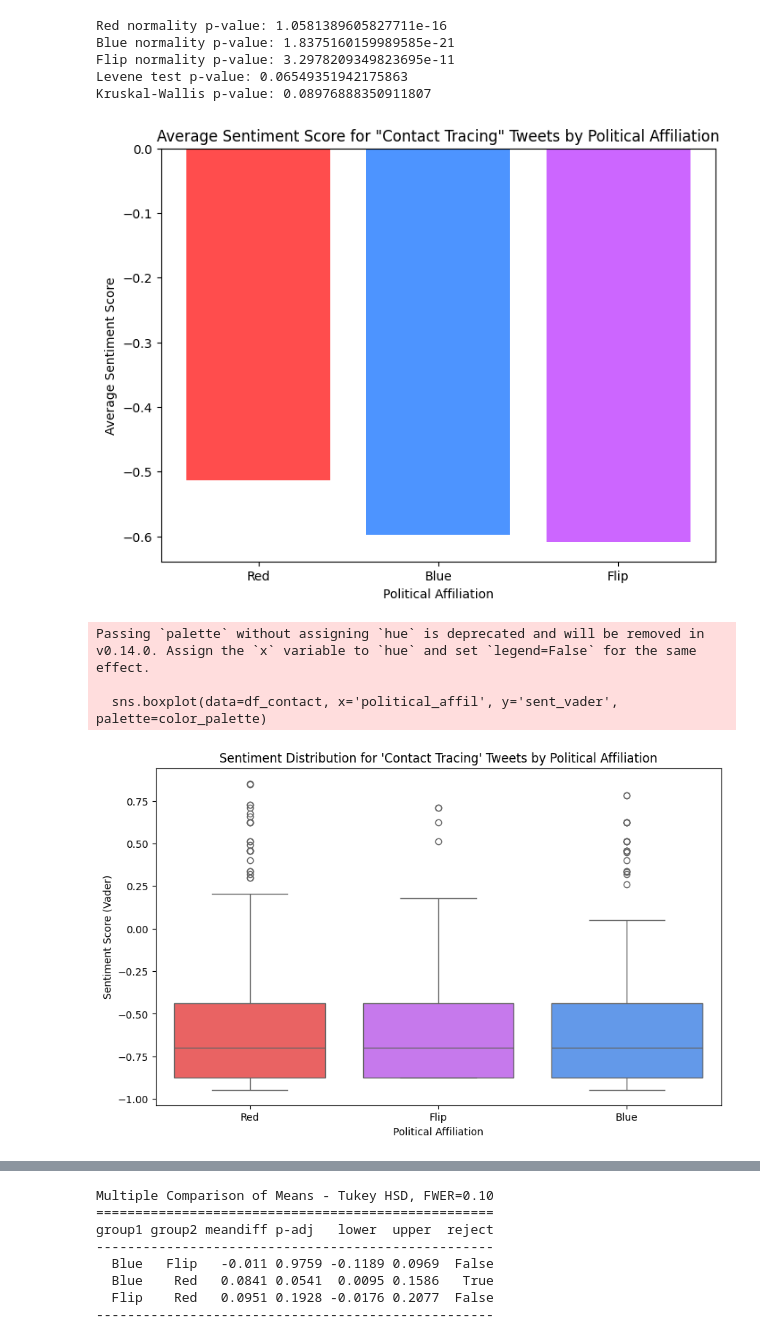
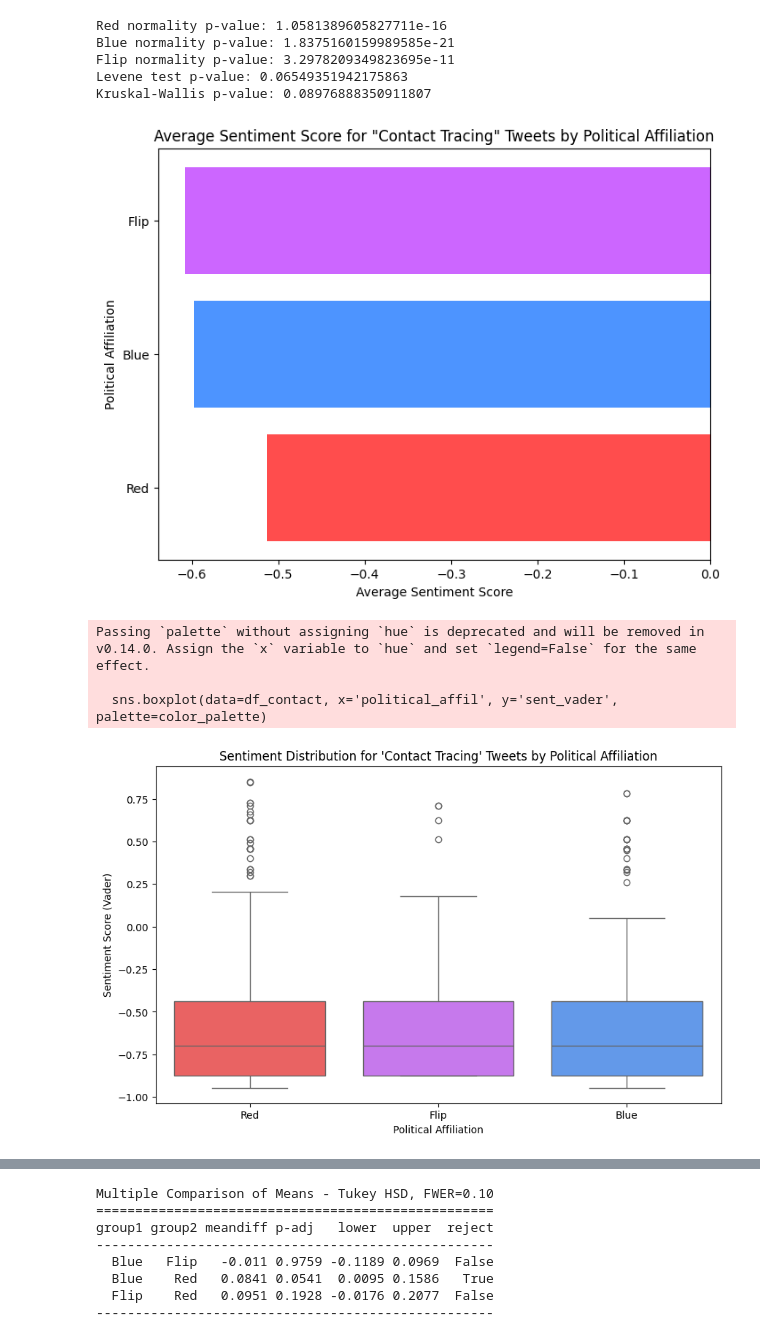
Before and after one commit to jovana-nikitovic/QSS20-Group-Project-COVID, a Jupyter notebook: code/00_mia.ipynb, the cells around one changed output, grey strips where cells are left out. Cells and saved outputs as stored; diff of their text form; code cells hidden in the pictures.

```diff
--- a/code/00_mia.ipynb
+++ b/code/00_mia.ipynb
@@ -725,40 +725,40 @@ sentiment_scores_contact = [red_sentiment_contact, blue_sentiment_contact, flip_
 
 # bar plot
 plt.figure(figsize=(8, 6))
-plt.bar(affiliations, sentiment_scores_contact, color=['#ff4d4d', '#4d94ff', '#cc66ff'])
-plt.xlabel('Political Affiliation')
-plt.ylabel('Average Sentiment Score')
+plt.barh(affiliations, sentiment_scores_contact, color=['#ff4d4d', '#4d94ff', '#cc66ff'])
+plt.ylabel('Political Affiliation')
+plt.xlabel('Average Sentiment Score')
 plt.title('Average Sentiment Score for "Contact Tracing" Tweets by Political Affiliation')
 #plt.savefig('08_tracing_avg.png')
 plt.show();
 
 
 
 # filtering
 df_contact = df[df['contact']]
 df_contact = df_contact[df_contact['political_affil'] != 'Unknown']
 
 color_palette = {"Red": "#ff4d4d", "Blue": "#4d94ff", "Flip": "#cc66ff"}
 
 # box plot
 plt.figure(figsize=(10, 6))
 sns.boxplot(data=df_contact, x='political_affil', y='sent_vader', palette=color_palette)
 plt.title("Sentiment Distribution for 'Contact Tracing' Tweets by Political Affiliation")
 plt.xlabel("Political Affiliation")
 plt.ylabel("Sentiment Score (Vader)")
 plt.savefig('09_tracing_distrib.png')
 plt.show();
 
 # KDE plot
 plt.figure(figsize=(10, 6))
 sns.histplot(data=df_contact, x='sent_vader', hue='political_affil', kde=True, element="step", palette=color_palette)
 plt.title("Sentiment Score Distribution for 'Contact Tracing' Tweets by Political Affiliation")
 plt.xlabel("Sentiment Score (Vader)")
 plt.ylabel("Density")
 plt.savefig('10_tracing_kde.png')
 plt.show();
 # %% [output]
-[figure, old version]
+[figure, new version]
 Passing `palette` without assigning `hue` is deprecated and will be removed in v0.14.0. Assign the `x` variable to `hue` and set `legend=False` for the same effect.
 
   sns.boxplot(data=df_contact, x='political_affil', y='sent_vader', palette=color_palette)
```
Also changed, not shown: parts of 3 cells of this notebook.
